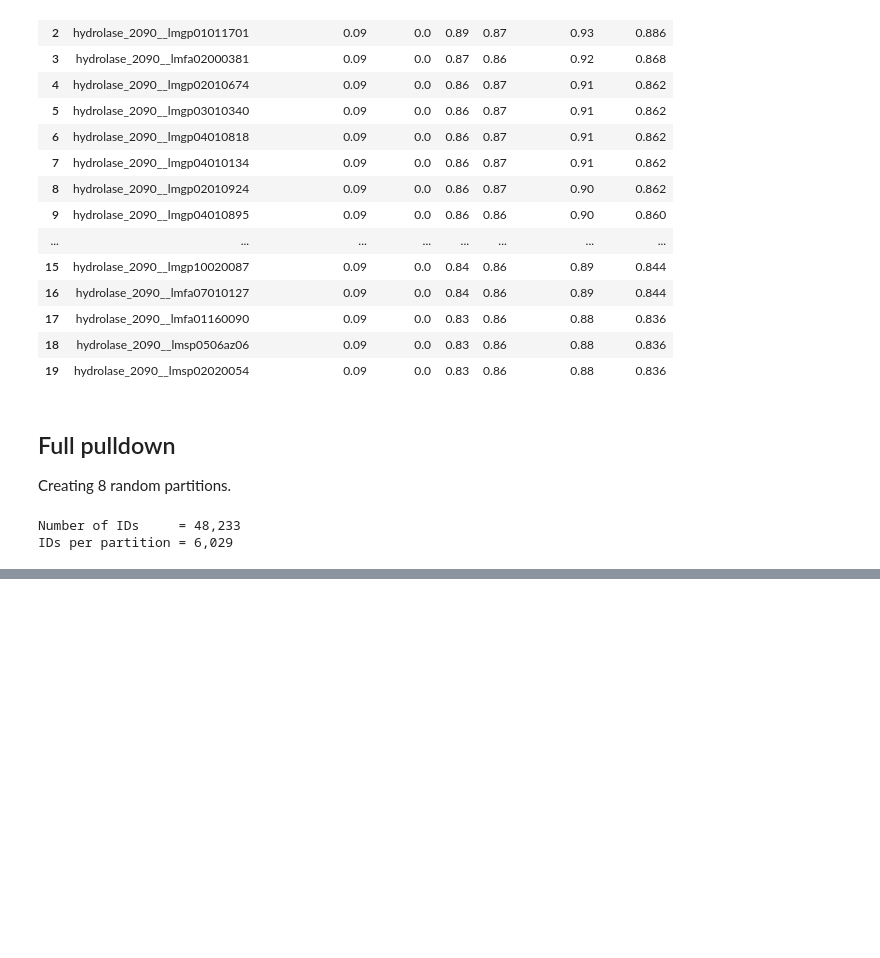
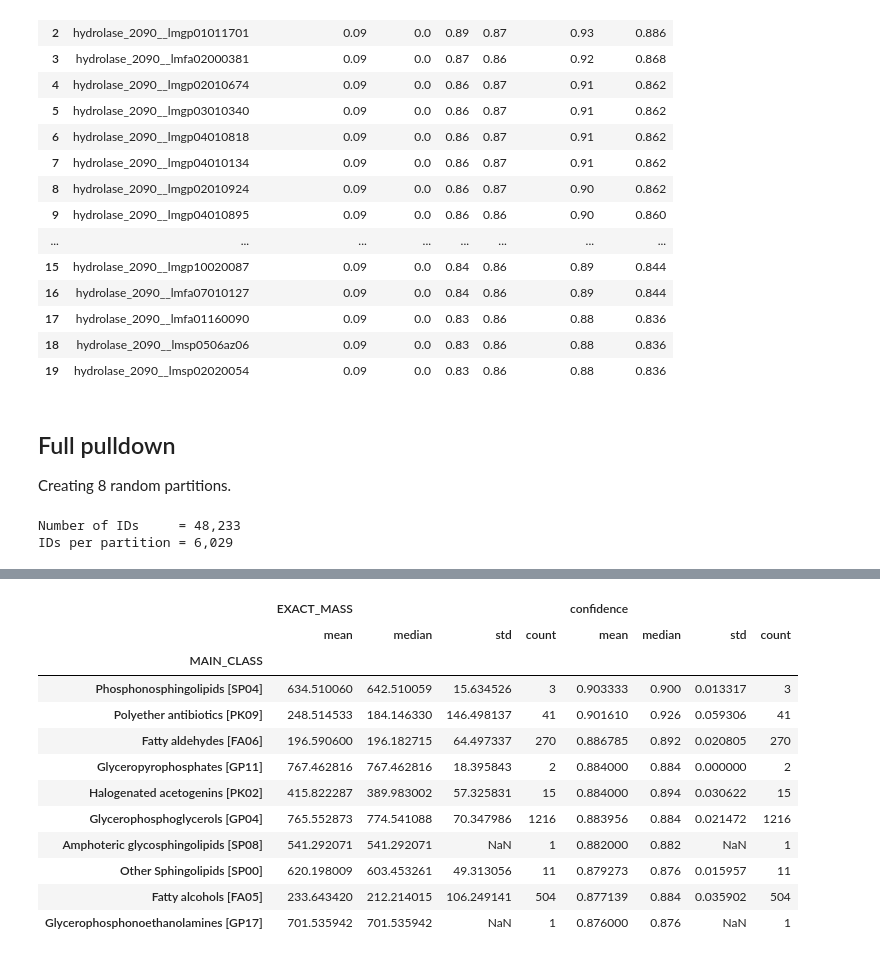
Before and after one commit to Chahrazadt87/AvB, a Jupyter notebook: notebook/lipid_maps.ipynb, the cells around one changed output, grey strips where cells are left out. Drawn from its saved outputs; the diff is of its cells as text; code cells hidden in the pictures; blank space fills up the shorter version.

```diff
--- a/notebook/lipid_maps.ipynb
+++ b/notebook/lipid_maps.ipynb
@@ -284,0 +353,17 @@ IDs per partition = 6,029
+# %%
+g = res_df[['MAIN_CLASS', 'EXACT_MASS', 'confidence']].groupby('MAIN_CLASS').agg(['mean', 'median', 'std', 'count']).sort_values(('confidence', 'mean'), ascending=False)
+g.head(10)
+# %% [output]
+|  | EXACT_MASS |  |  |  | confidence |  |  |  |
+|  | mean | median | std | count | mean | median | std | count |
+| MAIN_CLASS |  |  |  |  |  |  |  |  |
+| Phosphonosphingolipids [SP04] | 634.510060 | 642.510059 | 15.634526 | 3 | 0.903333 | 0.900 | 0.013317 | 3 |
+| Polyether antibiotics [PK09] | 248.514533 | 184.146330 | 146.498137 | 41 | 0.901610 | 0.926 | 0.059306 | 41 |
+| Fatty aldehydes [FA06] | 196.590600 | 196.182715 | 64.497337 | 270 | 0.886785 | 0.892 | 0.020805 | 270 |
+| Glyceropyrophosphates [GP11] | 767.462816 | 767.462816 | 18.395843 | 2 | 0.884000 | 0.884 | 0.000000 | 2 |
+| Halogenated acetogenins [PK02] | 415.822287 | 389.983002 | 57.325831 | 15 | 0.884000 | 0.894 | 0.030622 | 15 |
+| Glycerophosphoglycerols [GP04] | 765.552873 | 774.541088 | 70.347986 | 1216 | 0.883956 | 0.884 | 0.021472 | 1216 |
+| Amphoteric glycosphingolipids [SP08] | 541.292071 | 541.292071 | NaN | 1 | 0.882000 | 0.882 | NaN | 1 |
+| Other Sphingolipids [SP00] | 620.198009 | 603.453261 | 49.313056 | 11 | 0.879273 | 0.876 | 0.015957 | 11 |
+| Fatty alcohols [FA05] | 233.643420 | 212.214015 | 106.249141 | 504 | 0.877139 | 0.884 | 0.035902 | 504 |
+| Glycerophosphonoethanolamines [GP17] | 701.535942 | 701.535942 | NaN | 1 | 0.876000 | 0.876 | NaN | 1 |
```
Also changed, not shown: parts of 25 cells of this notebook.
